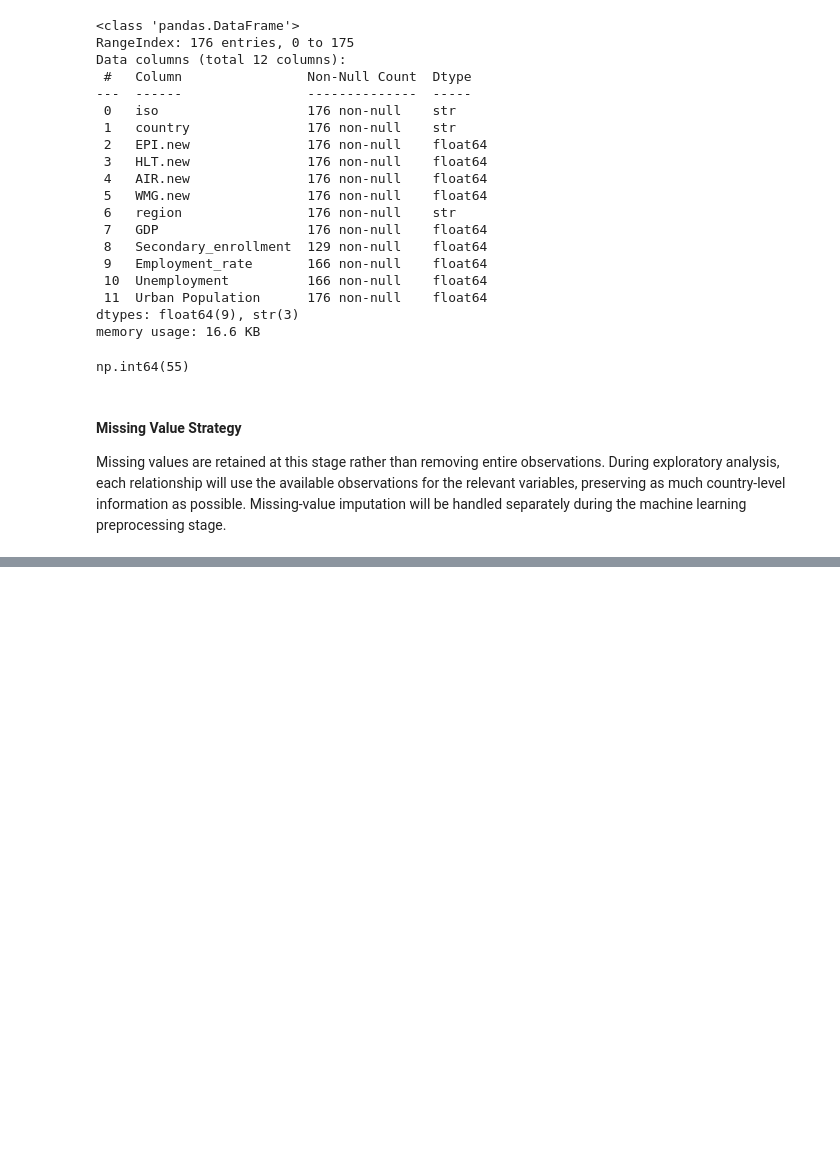
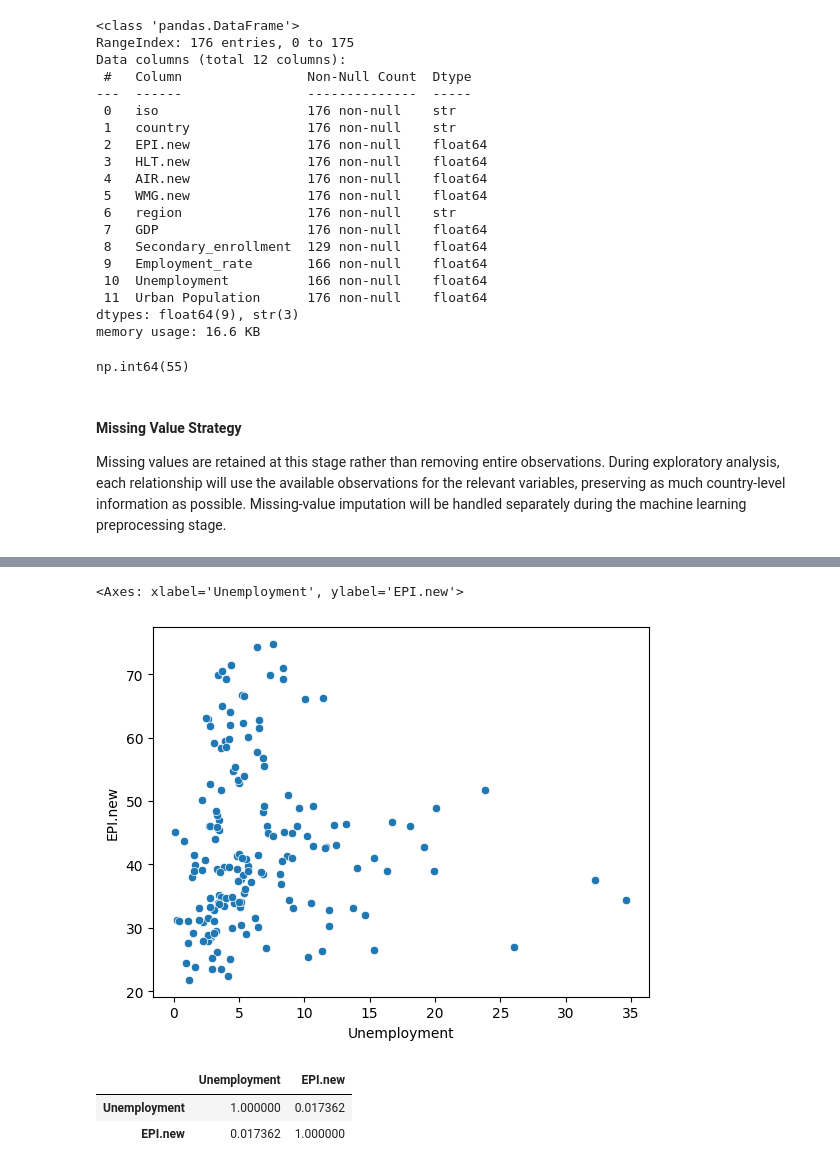
Before and after one commit to Adapala4/environmental-performance-analysis, a Jupyter notebook: environmental_analysis.ipynb, the cells around one changed output, grey strips where cells are left out. Drawn from its saved outputs; the diff is of its cells as text; code cells hidden in the pictures; blank space fills up the shorter version.

```diff
--- a/environmental_analysis.ipynb
+++ b/environmental_analysis.ipynb
@@ -658,0 +748,11 @@ Missing values are retained at this stage rather than removing entire observatio
+# %%
+sns.scatterplot(x='Unemployment', y='EPI.new', data=merged_data)
+# %% [output]
+<Axes: xlabel='Unemployment', ylabel='EPI.new'>
+[figure, added]
+# %%
+merged_data[['Unemployment', 'EPI.new']].corr()
+# %% [output]
+|  | Unemployment | EPI.new |
+| Unemployment | 1.000000 | 0.017362 |
+| EPI.new | 0.017362 | 1.000000 |
```
Also changed, not shown: parts of 36 cells of this notebook.
